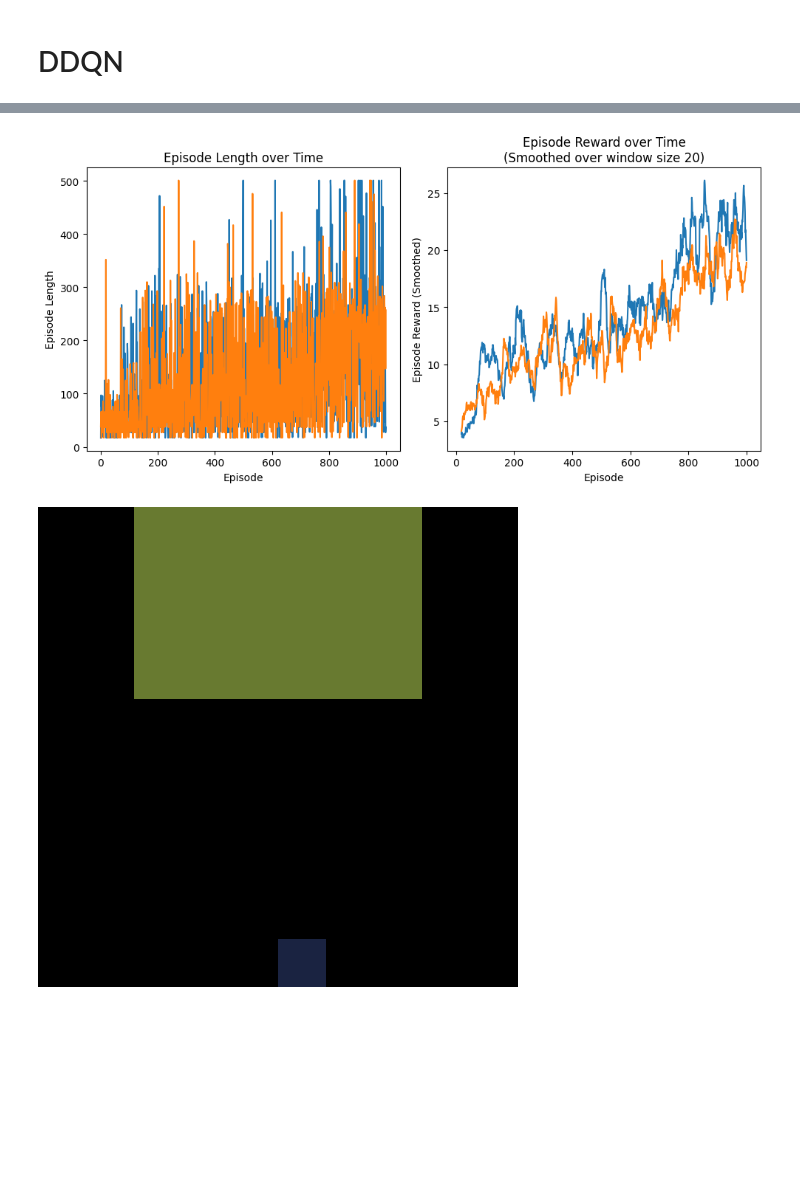
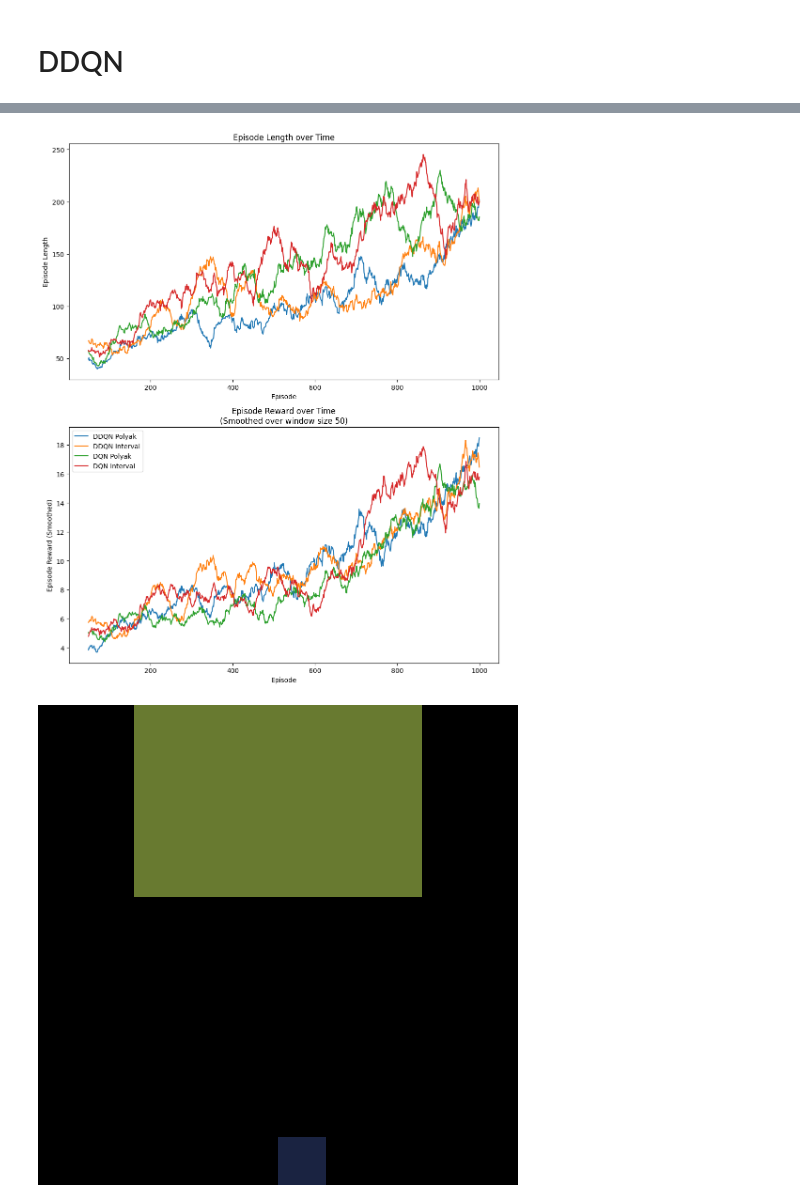
Before and after one commit to gulidamarta/snake_extending_dqn, a Jupyter notebook: ddqn_alt.ipynb, the cells around one changed output, grey strips where cells are left out. Saved outputs shown, nothing was run; the diff lists cells and outputs as text; code cells hidden in the pictures; blank space fills up the shorter version.

Commit message:
comparing between polyek and interval updating of target networks

```diff
--- a/ddqn_alt.ipynb
+++ b/ddqn_alt.ipynb
@@ -299,7 +297,8 @@ class DDQNAgent:
             schedule_duration=10_000,
             update_freq=100,
             maxlen=100_000,
-            tau = 0.005
+            tau = 0.005,
+            inter = True
         ):
 
         self.env = env
@@ -310,6 +309,7 @@ class DDQNAgent:
         self.schedule_duration = schedule_duration
         self.update_freq = update_freq
         self.tau = tau
+        self.inter = inter
 
         self.buffer = ReplayBuffer(maxlen)
 
@@ -361,10 +361,10 @@ class DDQNAgent:
                     next_obs_batch.float(),
                     tm_batch
                 )
-                #if current_timestep % self.update_freq == 0:
-                    #self.q1_target.load_state_dict(copy.deepcopy(self.q1.state_dict()))
-                    #self.q2_target.load_state_dict(copy.deepcopy(self.q2.state_dict()))
-                polyak_update(self.q.parameters(), self.q_target.parameters(), self.tau)
+                if current_timestep % self.update_freq == 0 & self.inter:
+                    self.q_target.load_state_dict(copy.deepcopy(self.q.state_dict()))
+                else:
+                    polyak_update(self.q.parameters(), self.q_target.parameters(), self.tau)
                 current_timestep += 1
 
                 if terminated or truncated or episode_time >= 500:
@@ -453,27 +482,39 @@ Episode 1000 of 1000  Time Step: 125777  Epsilon: 0.050  Transitions: 100000
 # %%
-smoothing_window=20
-fig, axes = plt.subplots(1, 2, figsize=(10, 5), tight_layout=True)
+smoothing_window=50
+fig, axes = plt.subplots(2, 1, figsize=(10, 12), tight_layout=True)
 
 # Plot the episode length over time
+ddqnp_ep = pd.Series(stats_ddqn_poly.episode_lengths).rolling(smoothing_window, min_periods=smoothing_window).mean()
+ddqni_ep = pd.Series(stats_ddqn_inter.episode_lengths).rolling(smoothing_window, min_periods=smoothing_window).mean()
+dqnp_ep = pd.Series(stats_dqn_poly.episode_lengths).rolling(smoothing_window, min_periods=smoothing_window).mean()
+dqni_ep = pd.Series(stats_dqn_inter.episode_lengths).rolling(smoothing_window, min_periods=smoothing_window).mean()
+
 ax = axes[0]
-ax.plot(stats1.episode_lengths)
-ax.plot(stats2.episode_lengths)
+ax.plot(ddqnp_ep, label = "DDQN Polyak")
+ax.plot(ddqni_ep, label = "DDQN Interval")
+ax.plot(dqnp_ep, label = "DQN Polyak")
+ax.plot(dqni_ep, label = "DQN Interval")
 ax.set_xlabel("Episode")
 ax.set_ylabel("Episode Length")
 ax.set_title("Episode Length over Time")
+# Plot the episode reward over time
+ddqnp_rew = pd.Series(stats_ddqn_poly.episode_rewards).rolling(smoothing_window, min_periods=smoothing_window).mean()
+ddqni_rew = pd.Series(stats_ddqn_inter.episode_rewards).rolling(smoothing_window, min_periods=smoothing_window).mean()
+dqnp_rew = pd.Series(stats_dqn_poly.episode_rewards).rolling(smoothing_window, min_periods=smoothing_window).mean()
+dqni_rew = pd.Series(stats_dqn_inter.episode_rewards).rolling(smoothing_window, min_periods=smoothing_window).mean()
 
-# Plot the episode reward over time
 ax = axes[1]
-rewards_smoothed1 = pd.Series(stats1.episode_rewards).rolling(smoothing_window, min_periods=smoothing_window).mean()
-rewards_smoothed2 = pd.Series(stats2.episode_rewards).rolling(smoothing_window, min_periods=smoothing_window).mean()
-ax.plot(rewards_smoothed1)
-ax.plot(rewards_smoothed2)
+ax.plot(ddqnp_rew, label = "DDQN Polyak")
+ax.plot(ddqni_rew, label = "DDQN Interval")
+ax.plot(dqnp_rew, label = "DQN Polyak")
+ax.plot(dqni_rew, label = "DQN Interval")
 ax.set_xlabel("Episode")
 ax.set_ylabel("Episode Reward (Smoothed)")
 ax.set_title(f"Episode Reward over Time\n(Smoothed over window size {smoothing_window})")
+plt.legend()
 plt.show()
 # %% [output]
-[figure, old version]
+[figure, new version]
 # %%
 from IPython.display import Image as IImage
 
```
Also changed, not shown: parts of 8 cells of this notebook.
